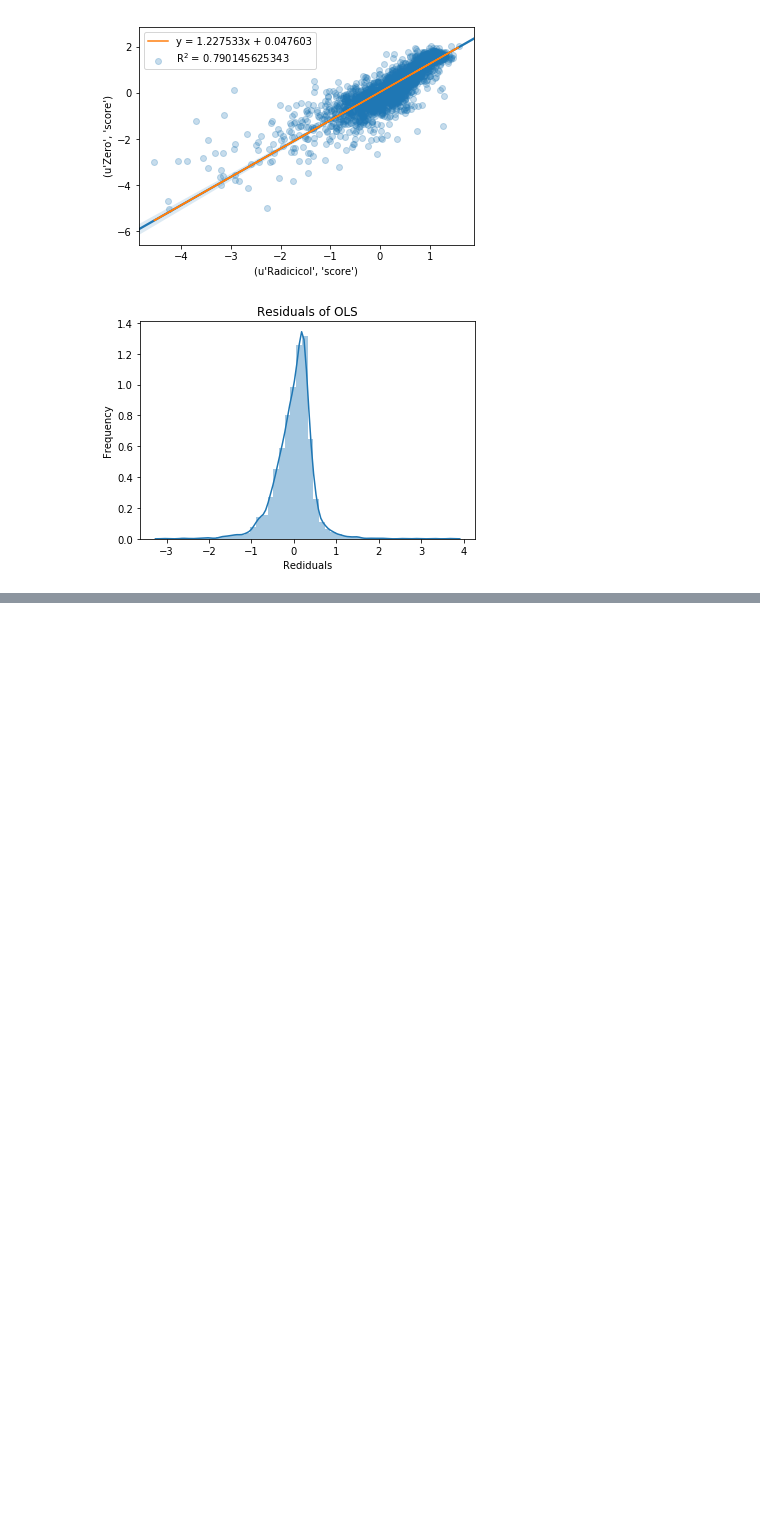
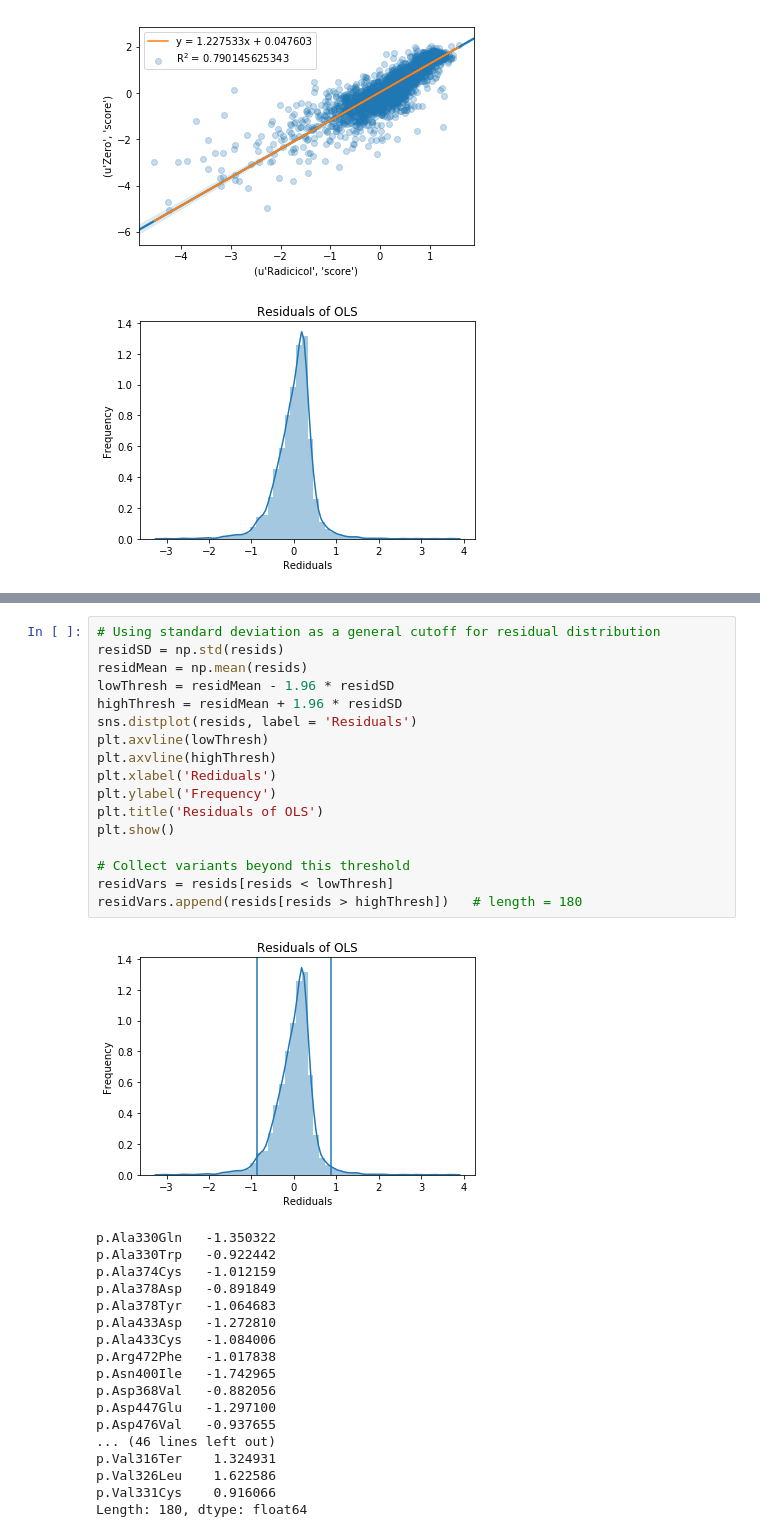
Before and after one commit to nguyenvanessa/src, a Jupyter notebook: Src_Variant_Analysis.ipynb, the cells around one changed output, grey strips where cells are left out. Saved outputs shown, nothing was run; the diff lists cells and outputs as text; blank space fills up the shorter version.

```diff
--- a/Src_Variant_Analysis.ipynb
+++ b/Src_Variant_Analysis.ipynb
@@ -227,0 +289,36 @@ plt.show()
+# %%
+# Using standard deviation as a general cutoff for residual distribution
+residSD = np.std(resids)
+residMean = np.mean(resids)
+lowThresh = residMean - 1.96 * residSD
+highThresh = residMean + 1.96 * residSD
+sns.distplot(resids, label = 'Residuals')
+plt.axvline(lowThresh)
+plt.axvline(highThresh)
+plt.xlabel('Rediduals')
+plt.ylabel('Frequency')
+plt.title('Residuals of OLS')
+plt.show()
+
+# Collect variants beyond this threshold
+residVars = resids[resids < lowThresh]
+residVars.append(resids[resids > highThresh])   # length = 180
+# %% [output]
+[figure, added]
+p.Ala330Gln   -1.350322
+p.Ala330Trp   -0.922442
+p.Ala374Cys   -1.012159
+p.Ala378Asp   -0.891849
+p.Ala378Tyr   -1.064683
+p.Ala433Asp   -1.272810
+p.Ala433Cys   -1.084006
+p.Arg472Phe   -1.017838
+p.Asn400Ile   -1.742965
+p.Asp368Val   -0.882056
+p.Asp447Glu   -1.297100
+p.Asp476Val   -0.937655
+... (46 lines left out)
+p.Val316Ter    1.324931
+p.Val326Leu    1.622586
+p.Val331Cys    0.916066
+Length: 180, dtype: float64
```
Also changed, not shown: parts of 11 cells of this notebook, 9 other files.
